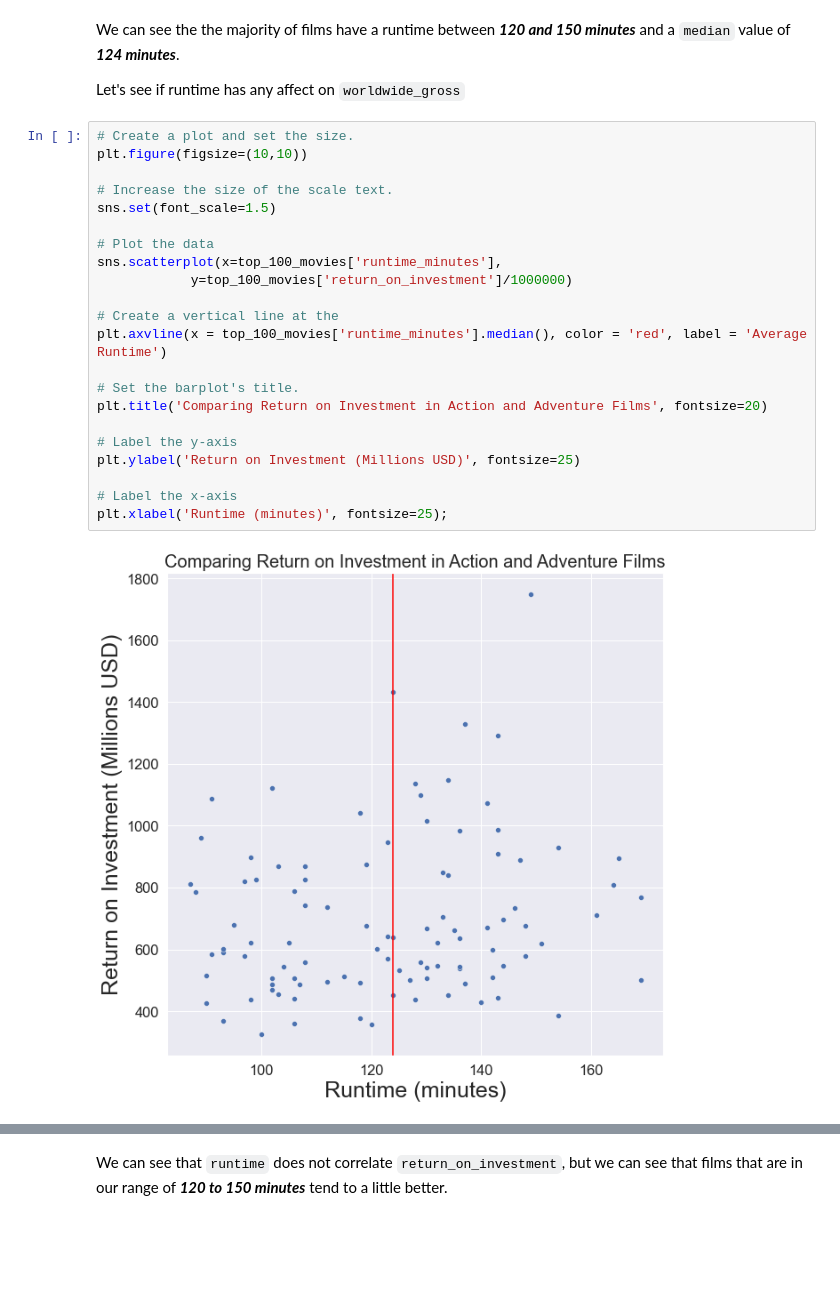
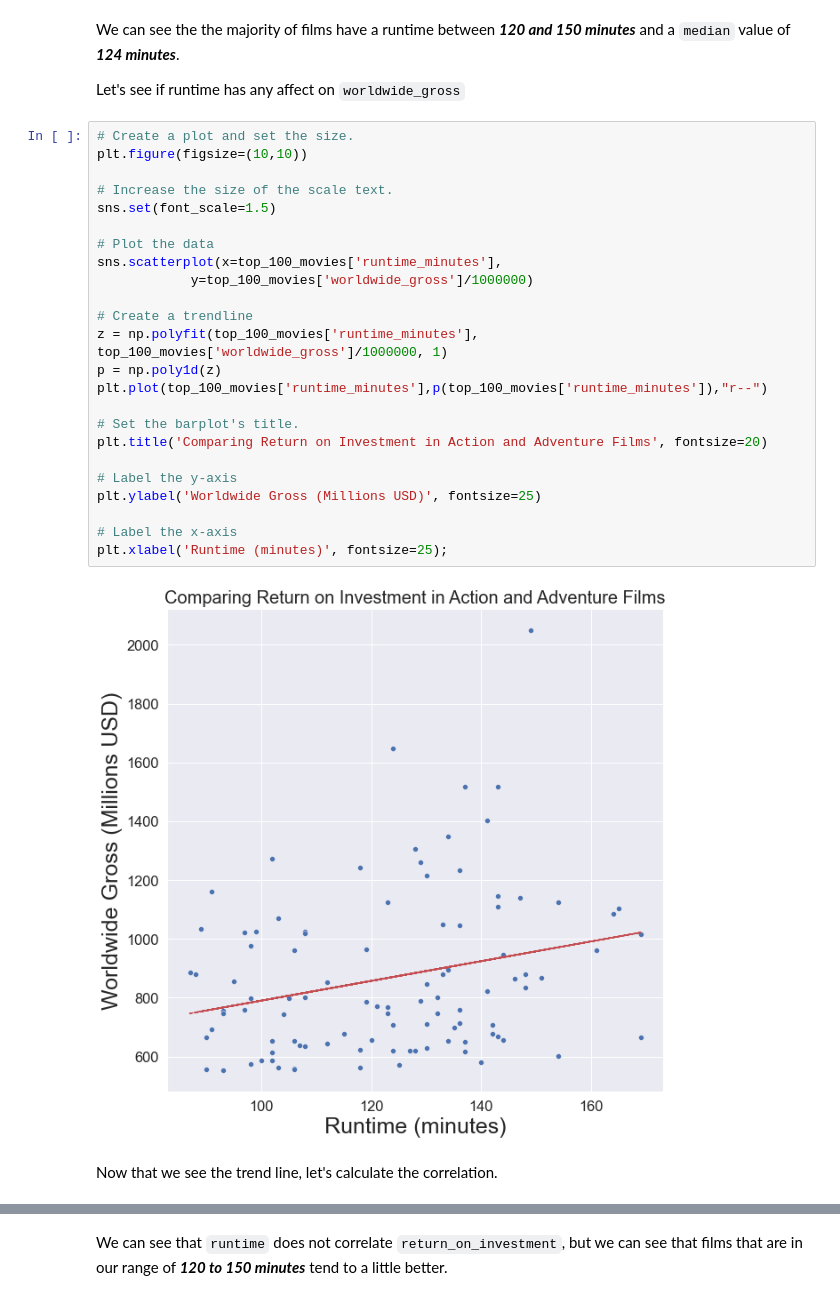
Before and after one commit to rustyb08/phase_1_project, a Jupyter notebook: Microsoft Original Content.ipynb, the cells around one changed output, grey strips where cells are left out. Drawn from its saved outputs; the diff is of its cells as text; blank space fills up the shorter version.

Commit message:
Updated Power Point, etc
Updated mostly complete power point, added correlation data to jupyter notebook, and Remove .xls files and added .xlsx versions.

```diff
--- a/Microsoft Original Content.ipynb
+++ b/Microsoft Original Content.ipynb
@@ -1273,24 +1274,28 @@ Let's see if runtime has any affect on `worldwide_gross`
 # %%
 # Create a plot and set the size.
 plt.figure(figsize=(10,10))
 
 # Increase the size of the scale text.
 sns.set(font_scale=1.5)
 
 # Plot the data
 sns.scatterplot(x=top_100_movies['runtime_minutes'],
-            y=top_100_movies['return_on_investment']/1000000)
+            y=top_100_movies['worldwide_gross']/1000000)
 
-# Create a vertical line at the
-plt.axvline(x = top_100_movies['runtime_minutes'].median(), color = 'red', label = 'Average Runtime')
+# Create a trendline
+z = np.polyfit(top_100_movies['runtime_minutes'], top_100_movies['worldwide_gross']/1000000, 1)
+p = np.poly1d(z)
+plt.plot(top_100_movies['runtime_minutes'],p(top_100_movies['runtime_minutes']),"r--")
 
 # Set the barplot's title.
 plt.title('Comparing Return on Investment in Action and Adventure Films', fontsize=20)
 
 # Label the y-axis
-plt.ylabel('Return on Investment (Millions USD)', fontsize=25)
+plt.ylabel('Worldwide Gross (Millions USD)', fontsize=25)
 
 # Label the x-axis
 plt.xlabel('Runtime (minutes)', fontsize=25);
 # %% [output]
-[figure, old version]
+[figure, new version]
+# %% [markdown]
+Now that we see the trend line, let's calculate the correlation.
```
Also changed, not shown: parts of 7 cells of this notebook, 3 other files.
